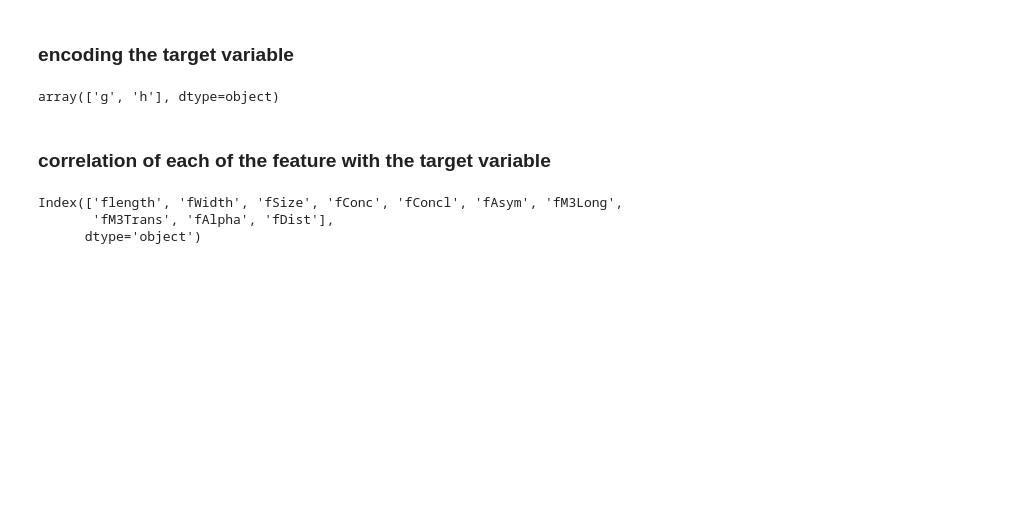
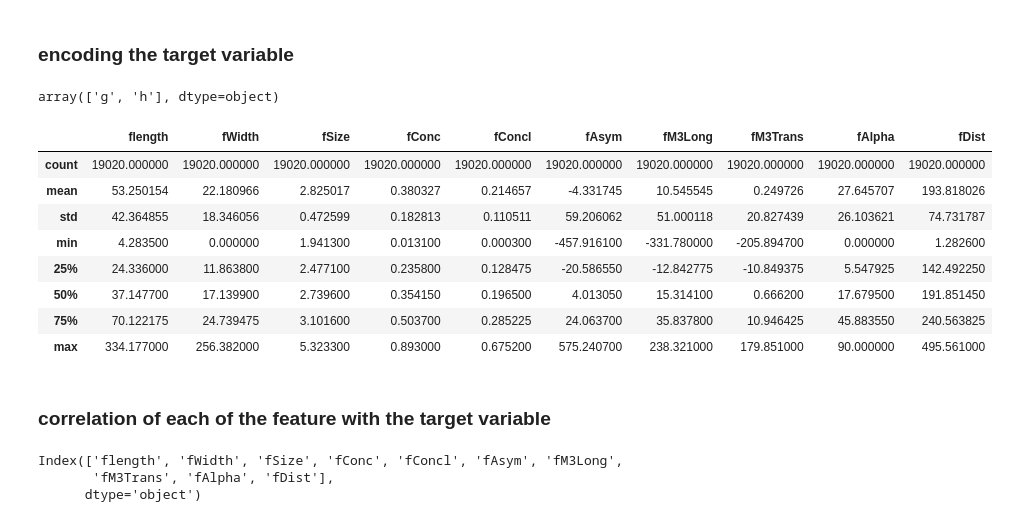
Before and after one commit to GaurangTyagi123/MCA_Sem2, a Jupyter notebook: DM/magic_gamma.ipynb, the cells around one changed output. Cells and saved outputs as stored; diff of their text form; code cells hidden in the pictures; blank space fills up the shorter version.

```diff
--- a/DM/magic_gamma.ipynb
+++ b/DM/magic_gamma.ipynb
@@ -77,6 +77,18 @@ y = y.astype(int)
 enc.classes_
 # %% [output]
 array(['g', 'h'], dtype=object)
+# %%
+X.describe()
+# %% [output]
+|  | flength | fWidth | fSize | fConc | fConcl | fAsym | fM3Long | fM3Trans | fAlpha | fDist |
+| count | 19020.000000 | 19020.000000 | 19020.000000 | 19020.000000 | 19020.000000 | 19020.000000 | 19020.000000 | 19020.000000 | 19020.000000 | 19020.000000 |
+| mean | 53.250154 | 22.180966 | 2.825017 | 0.380327 | 0.214657 | -4.331745 | 10.545545 | 0.249726 | 27.645707 | 193.818026 |
+| std | 42.364855 | 18.346056 | 0.472599 | 0.182813 | 0.110511 | 59.206062 | 51.000118 | 20.827439 | 26.103621 | 74.731787 |
+| min | 4.283500 | 0.000000 | 1.941300 | 0.013100 | 0.000300 | -457.916100 | -331.780000 | -205.894700 | 0.000000 | 1.282600 |
+| 25% | 24.336000 | 11.863800 | 2.477100 | 0.235800 | 0.128475 | -20.586550 | -12.842775 | -10.849375 | 5.547925 | 142.492250 |
+| 50% | 37.147700 | 17.139900 | 2.739600 | 0.354150 | 0.196500 | 4.013050 | 15.314100 | 0.666200 | 17.679500 | 191.851450 |
+| 75% | 70.122175 | 24.739475 | 3.101600 | 0.503700 | 0.285225 | 24.063700 | 35.837800 | 10.946425 | 45.883550 | 240.563825 |
+| max | 334.177000 | 256.382000 | 5.323300 | 0.893000 | 0.675200 | 575.240700 | 238.321000 | 179.851000 | 90.000000 | 495.561000 |
 # %% [markdown]
 ### correlation of each of the feature with the target variable
 # %%
```
Also changed, not shown: parts of 11 cells of this notebook, 12 other files.
